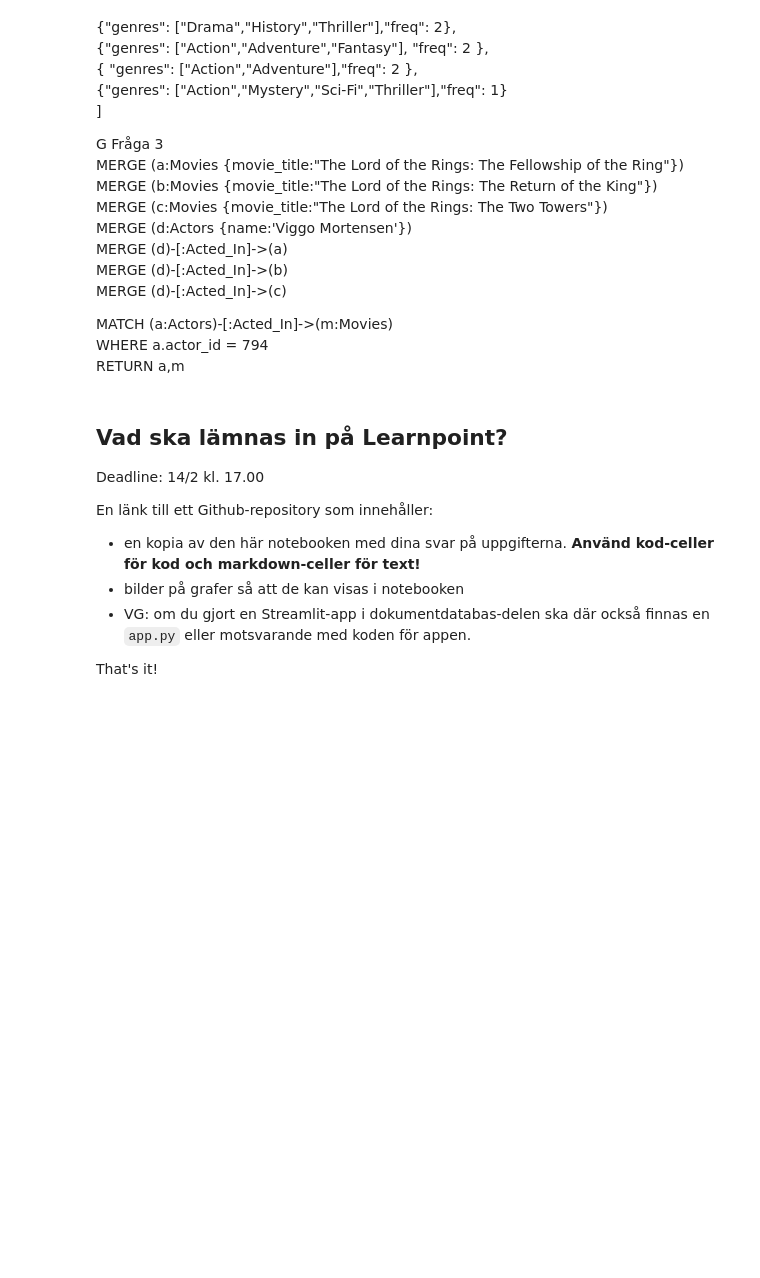
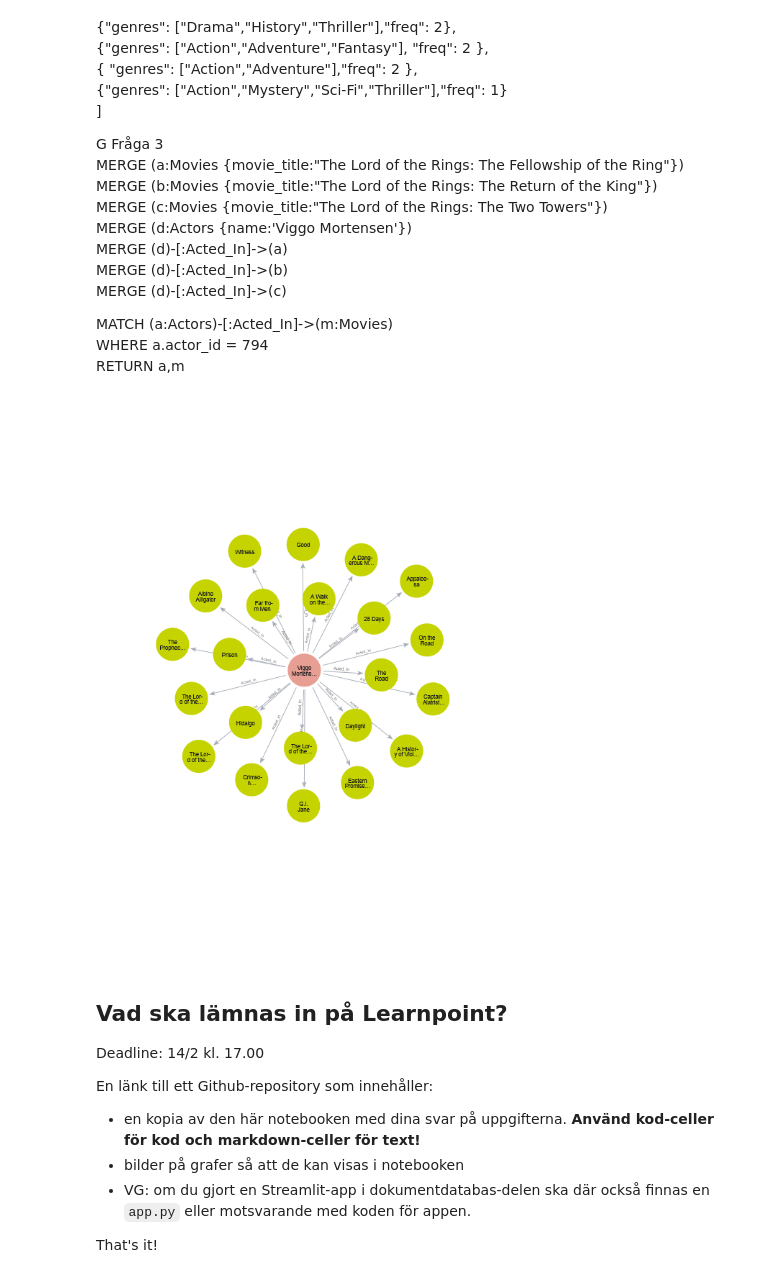
Before and after one commit to CarlTheCarl/Databastyper-kunskapskontroll_1, a Jupyter notebook: kunskapskontroll_1.ipynb, the cells around one changed output. Cells and saved outputs as stored; diff of their text form; code cells hidden in the pictures; blank space fills up the shorter version.

```diff
--- a/kunskapskontroll_1.ipynb
+++ b/kunskapskontroll_1.ipynb
@@ -222,7 +222,9 @@ WHERE a.actor_id = 794
 RETURN a,m
 # %%
 from IPython.display import Image
-Image(img/neo4j_g_level.png)
+Image("img/neo4j_g_level.png")
+# %% [output]
+[figure, added]
 # %% [markdown]
 ## Vad ska lämnas in på Learnpoint?
 
```
